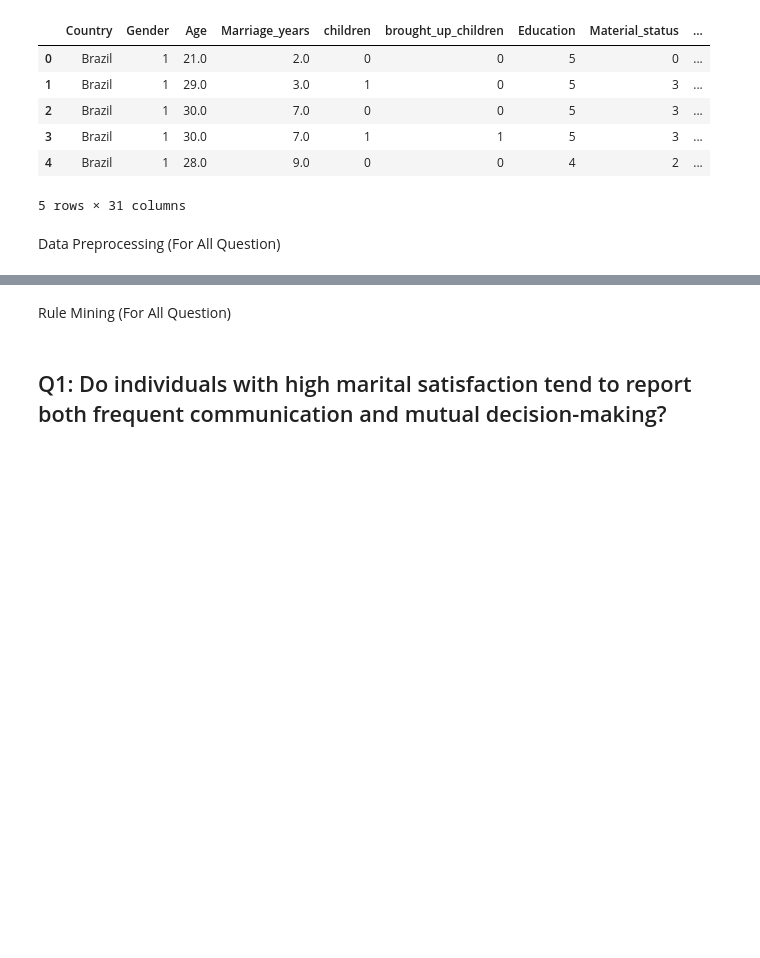
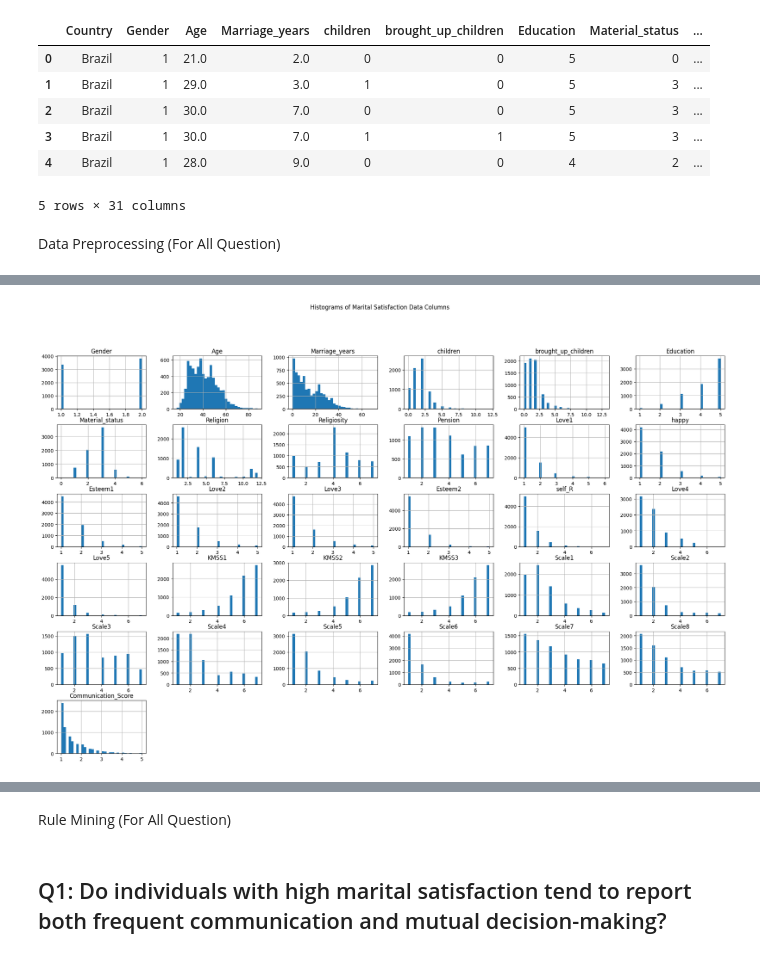
Before and after one commit to JiaJun0207/DataMiningAssignment, a Jupyter notebook: TT2L_G1.ipynb, the cells around one changed output, grey strips where cells are left out. Saved outputs shown, nothing was run; the diff lists cells and outputs as text; code cells hidden in the pictures; blank space fills up the shorter version.

```diff
--- a/TT2L_G1.ipynb
+++ b/TT2L_G1.ipynb
@@ -64,0 +111,6 @@ df["Comm_Low"] = df["Communication_Score"] < 4
+# %%
+df.hist(figsize=(25, 15), bins=32)
+plt.suptitle('Histograms of Marital Satisfaction Data Columns')
+plt.show()
+# %% [output]
+[figure, added]
```
Also changed, not shown: parts of 2 cells of this notebook.
